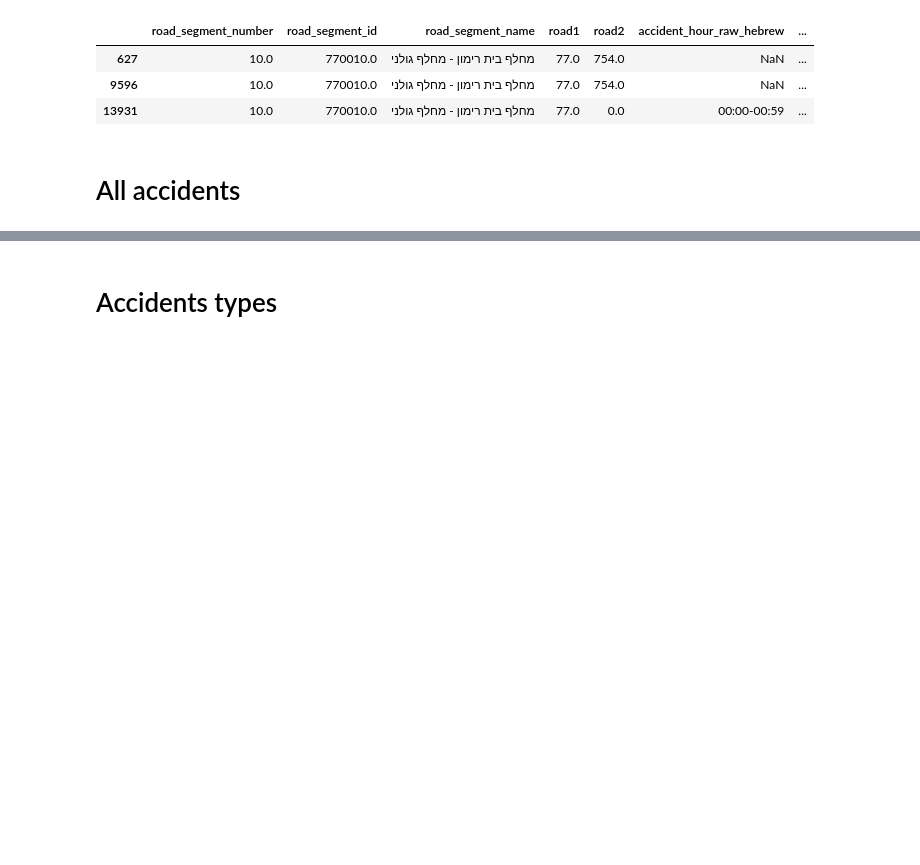
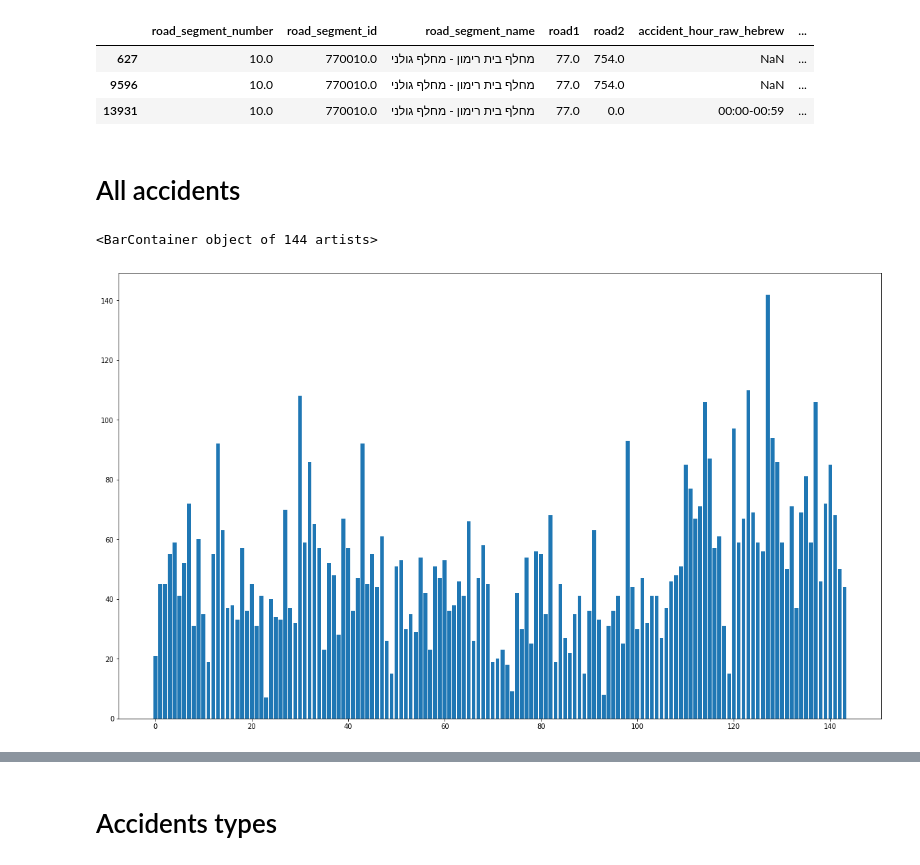
Before and after one commit to Yaminbens/Anyway, a Jupyter notebook: TemporalDifferences.ipynb, the cells around one changed output, grey strips where cells are left out. Cells and saved outputs as stored; diff of their text form; code cells hidden in the pictures; blank space fills up the shorter version.

```diff
--- a/TemporalDifferences.ipynb
+++ b/TemporalDifferences.ipynb
@@ -78 +78,10 @@ for year in years:
+# %%
+import matplotlib.pyplot as plt
+import numpy as np
+
+plt.figure(figsize=(20, 12))
+plt.bar(np.arange(len(allacclist)),allacclist)
+# %% [output]
+<BarContainer object of 144 artists>
+[figure, added]
 # %%
```
Also changed, not shown: parts of 2 cells of this notebook.
